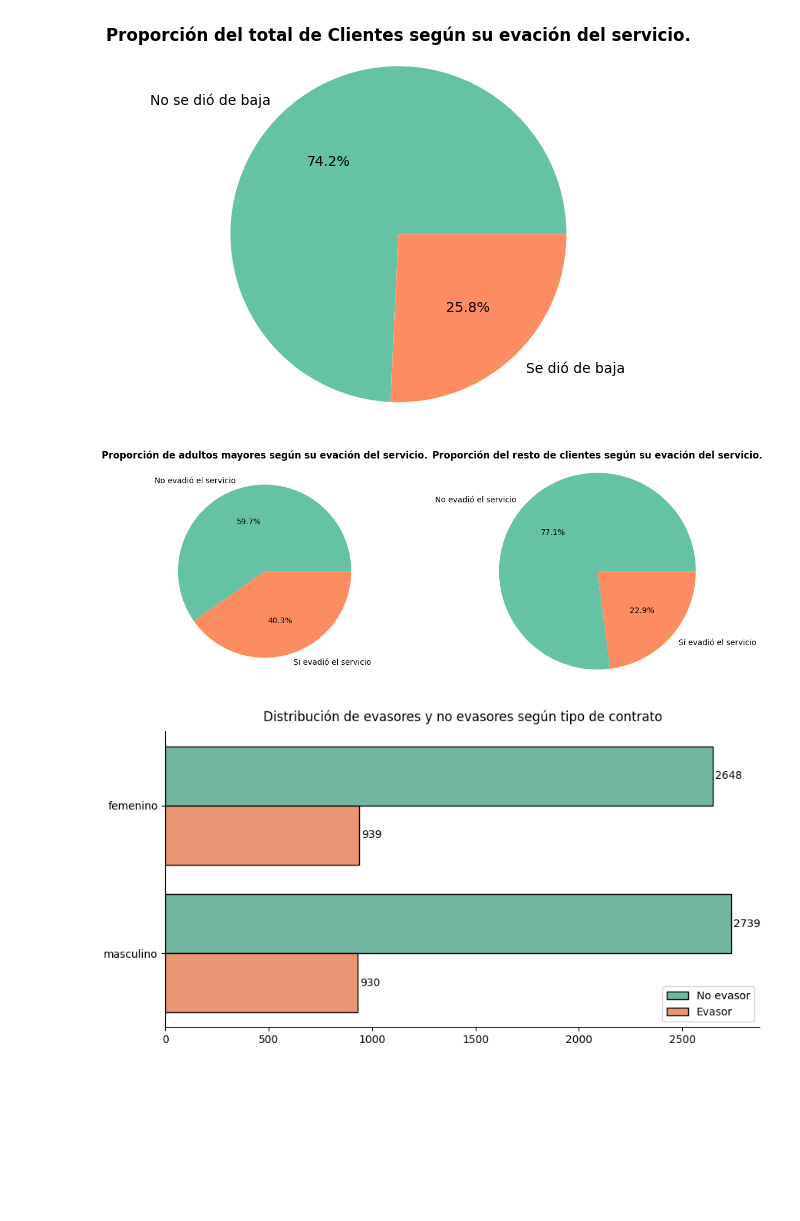
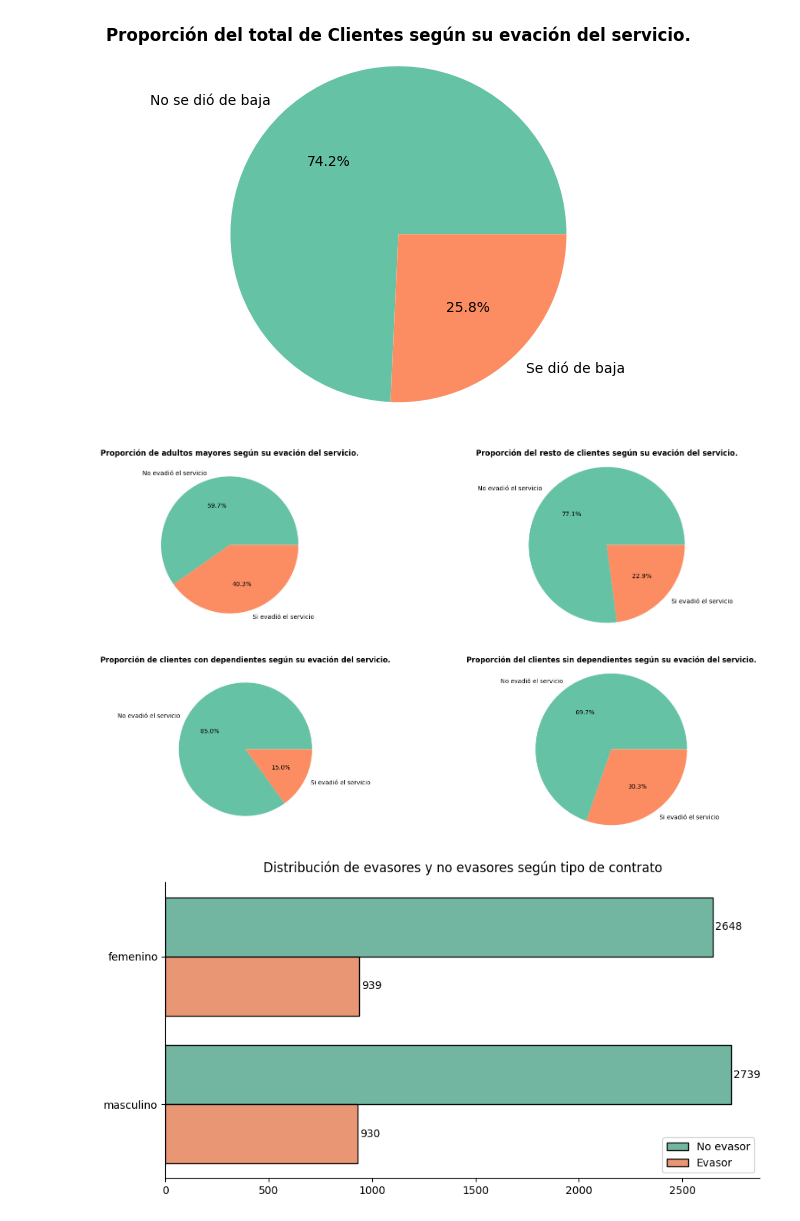
Before and after one commit to nxzK1/telecomX_Challenge, a Jupyter notebook: TelecomX_Challenge.ipynb, the cells around one changed output. Saved outputs shown, nothing was run; the diff lists cells and outputs as text; code cells hidden in the pictures; blank space fills up the shorter version.

```diff
--- a/TelecomX_Challenge.ipynb
+++ b/TelecomX_Challenge.ipynb
@@ -804,20 +827,31 @@ plt.show()
 # %% [output]
 [figure]
 # %%
-conteo_evación_adultos_mayores = Adultos_mayores['Cancelacion_servicios'].value_counts()
-conteo_evación_no_adultos_mayores = No_adultos_mayores['Cancelacion_servicios'].value_counts()
 etiquetas = ['No evadió el servicio', 'Si evadió el servicio']
 
-fig, axs = plt.subplots(1,2,figsize=(14,5))
+fig, axs = plt.subplots(1,2,figsize=(20,5))
 axs[0].pie(conteo_evación_adultos_mayores, labels=etiquetas, autopct='%1.1f%%', colors=plt.cm.Set2.colors, startangle=360)
 axs[0].set_title('Proporción de adultos mayores según su evación del servicio.', fontsize=12, fontweight='bold')
 
 axs[1].pie(conteo_evación_no_adultos_mayores, labels=etiquetas, autopct='%1.1f%%', colors=plt.cm.Set2.colors, startangle=360)
 axs[1].set_title('Proporción del resto de clientes según su evación del servicio.', fontsize=12, fontweight='bold')
 plt.axis('equal')
 plt.show()
 # %% [output]
-[figure, old version]
+[figure, new version]
+# %%
+etiquetas = ['No evadió el servicio', 'Si evadió el servicio']
+
+fig, axs = plt.subplots(1,2,figsize=(20,5))
+axs[0].pie(conteo_evación_conDependientes, labels=etiquetas, autopct='%1.1f%%', colors=plt.cm.Set2.colors, startangle=360)
+axs[0].set_title('Proporción de clientes con dependientes según su evación del servicio.', fontsize=12, fontweight='bold')
+
+axs[1].pie(conteo_evación_sinDependientes, labels=etiquetas, autopct='%1.1f%%', colors=plt.cm.Set2.colors, startangle=360)
+axs[1].set_title('Proporción del clientes sin dependientes según su evación del servicio.', fontsize=12, fontweight='bold')
+plt.axis('equal')
+plt.show()
+# %% [output]
+[figure, added]
 # %%
 plt.figure(figsize=(10, 5))
 ax = sns.countplot(data=df_limpio, y='Genero', hue='Cancelacion_servicios', palette='Set2',
```
Also changed, not shown: parts of 16 cells of this notebook.
